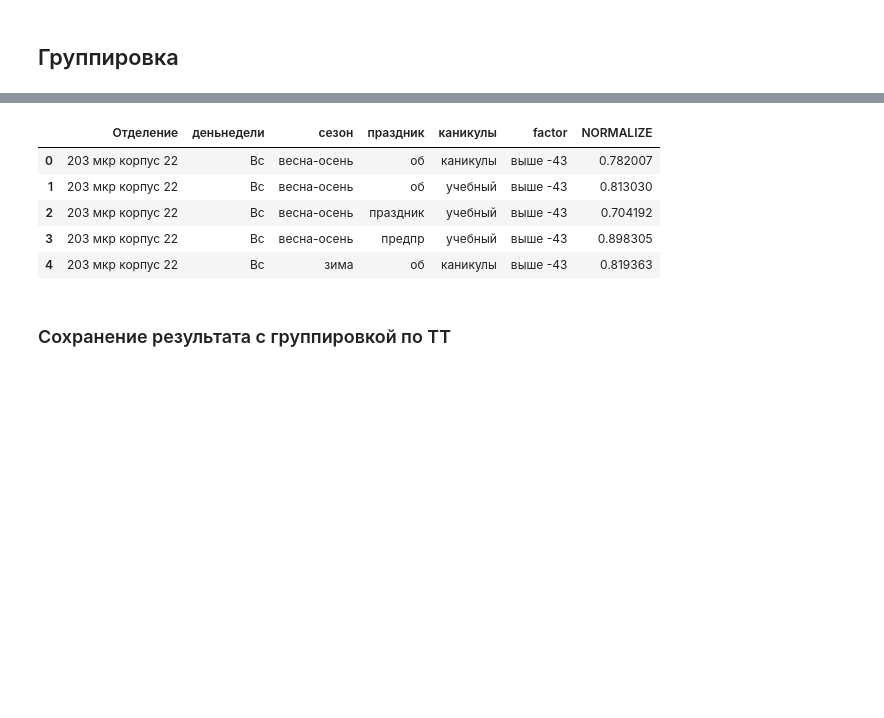
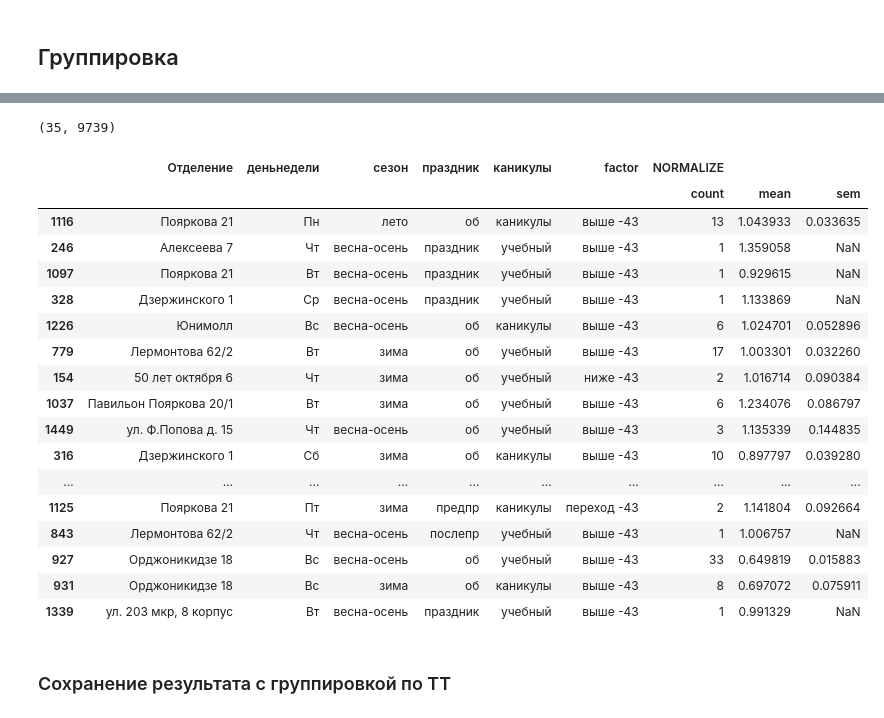
Before and after one commit to KeskilV/rb_daypp, a Jupyter notebook: ipynb/TZ_DPP.ipynb, the cells around one changed output, grey strips where cells are left out. Cells and saved outputs as stored; diff of their text form; code cells hidden in the pictures; blank space fills up the shorter version.

```diff
--- a/ipynb/TZ_DPP.ipynb
+++ b/ipynb/TZ_DPP.ipynb
@@ -456,18 +484,39 @@ Index(['date', 'Отделение', 'NORMALIZE', 'деньнедели', 'се
+# %%
+errors = (res_long.NORMALIZE<0.30)|(res_long.NORMALIZE>2)
+# %%
+len(res_long[errors]), len(res_long)
+# %% [output]
+(35, 9739)
+# %%
+# Исключаем 35 из 9739 строк
+res_long = res_long[~errors]
 # %%
 #пробуем без типа, чисто по ТТ
 res_TT = res_long[['date', 'Отделение', 'NORMALIZE', 'деньнедели', 'сезон', 'праздник',
                    'каникулы', 'factor']]\
          .groupby(by=['Отделение', 'деньнедели', 'сезон', 'праздник','каникулы', 'factor'])\
-         .mean()\
+         .aggregate(['count','mean', 'sem'])\
          .reset_index()
-res_TT.head()
+res_TT.sample(20)
 # %% [output]
-|  | Отделение | деньнедели | сезон | праздник | каникулы | factor | NORMALIZE |
-| 0 | 203 мкр корпус 22 | Вс | весна-осень | об | каникулы | выше -43 | 0.782007 |
-| 1 | 203 мкр корпус 22 | Вс | весна-осень | об | учебный | выше -43 | 0.813030 |
-| 2 | 203 мкр корпус 22 | Вс | весна-осень | праздник | учебный | выше -43 | 0.704192 |
-| 3 | 203 мкр корпус 22 | Вс | весна-осень | предпр | учебный | выше -43 | 0.898305 |
-| 4 | 203 мкр корпус 22 | Вс | зима | об | каникулы | выше -43 | 0.819363 |
+|  | Отделение | деньнедели | сезон | праздник | каникулы | factor | NORMALIZE |  |  |
+|  |  |  |  |  |  |  | count | mean | sem |
+| 1116 | Пояркова 21 | Пн | лето | об | каникулы | выше -43 | 13 | 1.043933 | 0.033635 |
+| 246 | Алексеева 7 | Чт | весна-осень | праздник | учебный | выше -43 | 1 | 1.359058 | NaN |
+| 1097 | Пояркова 21 | Вт | весна-осень | праздник | учебный | выше -43 | 1 | 0.929615 | NaN |
+| 328 | Дзержинского 1 | Ср | весна-осень | праздник | учебный | выше -43 | 1 | 1.133869 | NaN |
+| 1226 | Юнимолл | Вс | весна-осень | об | каникулы | выше -43 | 6 | 1.024701 | 0.052896 |
+| 779 | Лермонтова 62/2 | Вт | зима | об | учебный | выше -43 | 17 | 1.003301 | 0.032260 |
+| 154 | 50 лет октября 6 | Чт | зима | об | учебный | ниже -43 | 2 | 1.016714 | 0.090384 |
+| 1037 | Павильон Пояркова 20/1 | Вт | зима | об | учебный | выше -43 | 6 | 1.234076 | 0.086797 |
+| 1449 | ул. Ф.Попова д. 15 | Чт | весна-осень | об | учебный | выше -43 | 3 | 1.135339 | 0.144835 |
+| 316 | Дзержинского 1 | Сб | зима | об | каникулы | выше -43 | 10 | 0.897797 | 0.039280 |
+| ... | ... | ... | ... | ... | ... | ... | ... | ... | ... |
+| 1125 | Пояркова 21 | Пт | зима | предпр | каникулы | переход -43 | 2 | 1.141804 | 0.092664 |
+| 843 | Лермонтова 62/2 | Чт | весна-осень | послепр | учебный | выше -43 | 1 | 1.006757 | NaN |
+| 927 | Орджоникидзе 18 | Вс | весна-осень | об | учебный | выше -43 | 33 | 0.649819 | 0.015883 |
+| 931 | Орджоникидзе 18 | Вс | зима | об | каникулы | выше -43 | 8 | 0.697072 | 0.075911 |
+| 1339 | ул. 203 мкр, 8 корпус | Вт | весна-осень | праздник | учебный | выше -43 | 1 | 0.991329 | NaN |
 # %% [markdown]
 ### Сохранение результата c группировкой по ТТ
 # %%
```
Also changed, not shown: parts of 9 cells of this notebook, 3 other files.
